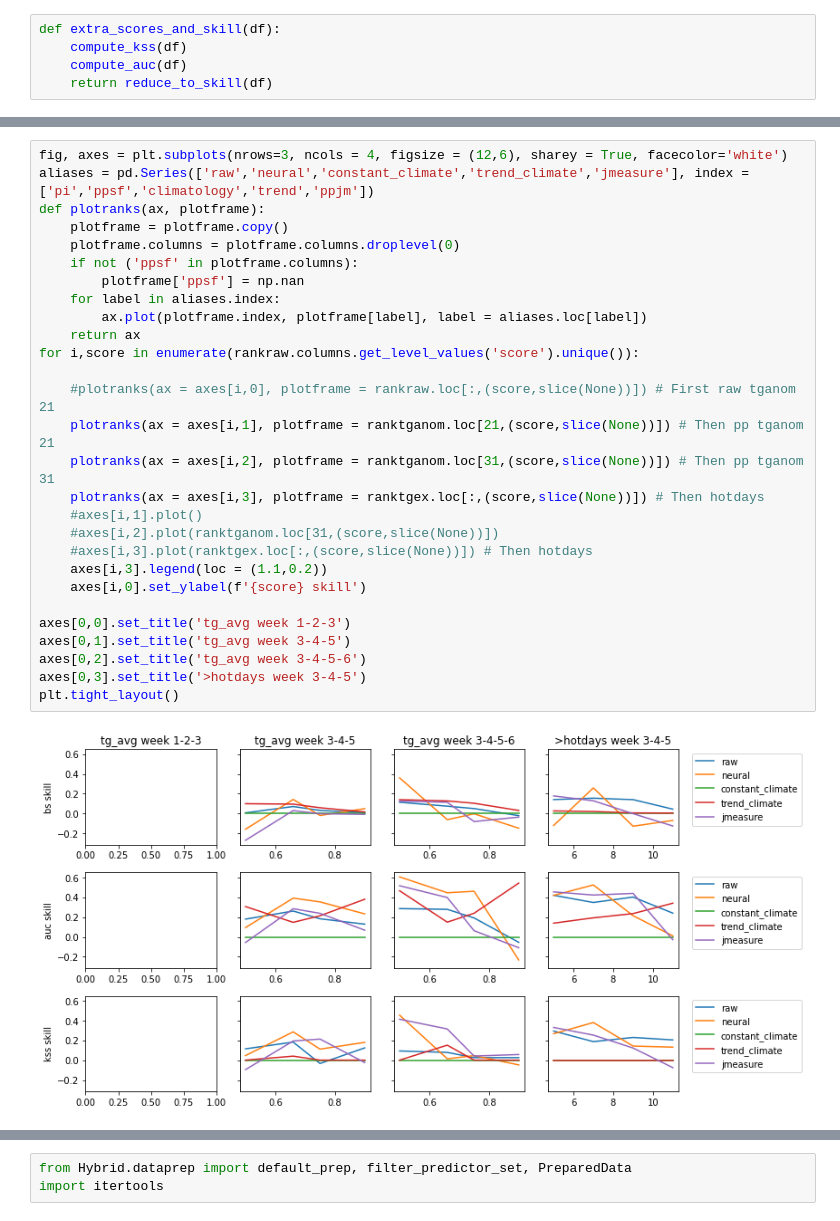
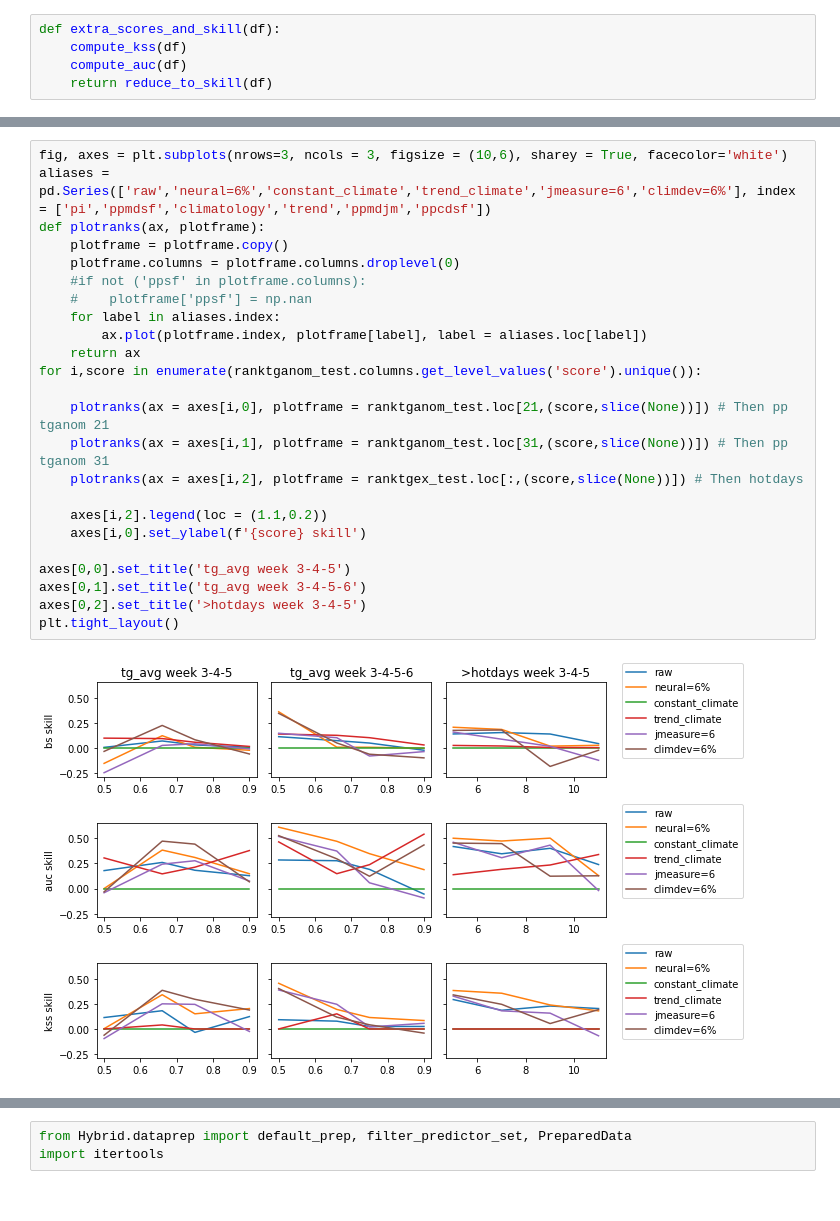
Before and after one commit to chiemvs/Hybrid, a Jupyter notebook: notebooks/verification.ipynb, the cells around one changed output, grey strips where cells are left out. Saved outputs shown, nothing was run; the diff lists cells and outputs as text.

```diff
--- a/notebooks/verification.ipynb
+++ b/notebooks/verification.ipynb
@@ -461,32 +480,28 @@ excluding test years [2013 2015 2016 2019] from logistic trend fit
 fitting a new time scaler
 using a pre-fitted time scaler
 # %%
-fig, axes = plt.subplots(nrows=3, ncols = 4, figsize = (12,6), sharey = True, facecolor='white')
-aliases = pd.Series(['raw','neural','constant_climate','trend_climate','jmeasure'], index = ['pi','ppsf','climatology','trend','ppjm'])
+fig, axes = plt.subplots(nrows=3, ncols = 3, figsize = (10,6), sharey = True, facecolor='white')
+aliases = pd.Series(['raw','neural=6%','constant_climate','trend_climate','jmeasure=6','climdev=6%'], index = ['pi','ppmdsf','climatology','trend','ppmdjm','ppcdsf'])
 def plotranks(ax, plotframe):
     plotframe = plotframe.copy()
     plotframe.columns = plotframe.columns.droplevel(0)
-    if not ('ppsf' in plotframe.columns):
-        plotframe['ppsf'] = np.nan
+    #if not ('ppsf' in plotframe.columns):
+    #    plotframe['ppsf'] = np.nan
     for label in aliases.index:
         ax.plot(plotframe.index, plotframe[label], label = aliases.loc[label])
     return ax
-for i,score in enumerate(rankraw.columns.get_level_values('score').unique()):
+for i,score in enumerate(ranktganom_test.columns.get_level_values('score').unique()):
 
-    #plotranks(ax = axes[i,0], plotframe = rankraw.loc[:,(score,slice(None))]) # First raw tganom 21
-    plotranks(ax = axes[i,1], plotframe = ranktganom.loc[21,(score,slice(None))]) # Then pp tganom 21
-    plotranks(ax = axes[i,2], plotframe = ranktganom.loc[31,(score,slice(None))]) # Then pp tganom 31
-    plotranks(ax = axes[i,3], plotframe = ranktgex.loc[:,(score,slice(None))]) # Then hotdays
-    #axes[i,1].plot()
-    #axes[i,2].plot(ranktganom.loc[31,(score,slice(None))])
-    #axes[i,3].plot(ranktgex.loc[:,(score,slice(None))]) # Then hotdays
-    axes[i,3].legend(loc = (1.1,0.2))
+    plotranks(ax = axes[i,0], plotframe = ranktganom_test.loc[21,(score,slice(None))]) # Then pp tganom 21
+    plotranks(ax = axes[i,1], plotframe = ranktganom_test.loc[31,(score,slice(None))]) # Then pp tganom 31
+    plotranks(ax = axes[i,2], plotframe = ranktgex_test.loc[:,(score,slice(None))]) # Then hotdays
+
+    axes[i,2].legend(loc = (1.1,0.2))
     axes[i,0].set_ylabel(f'{score} skill')
 
-axes[0,0].set_title('tg_avg week 1-2-3')
-axes[0,1].set_title('tg_avg week 3-4-5')
-axes[0,2].set_title('tg_avg week 3-4-5-6')
-axes[0,3].set_title('>hotdays week 3-4-5')
+axes[0,0].set_title('tg_avg week 3-4-5')
+axes[0,1].set_title('tg_avg week 3-4-5-6')
+axes[0,2].set_title('>hotdays week 3-4-5')
 plt.tight_layout()
 # %% [output]
-[figure, old version]
+[figure, new version]
```
Also changed, not shown: parts of 7 cells of this notebook, 7 other files.
